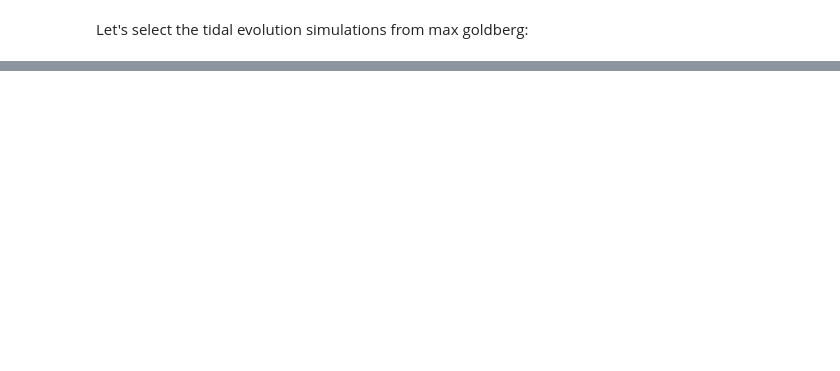
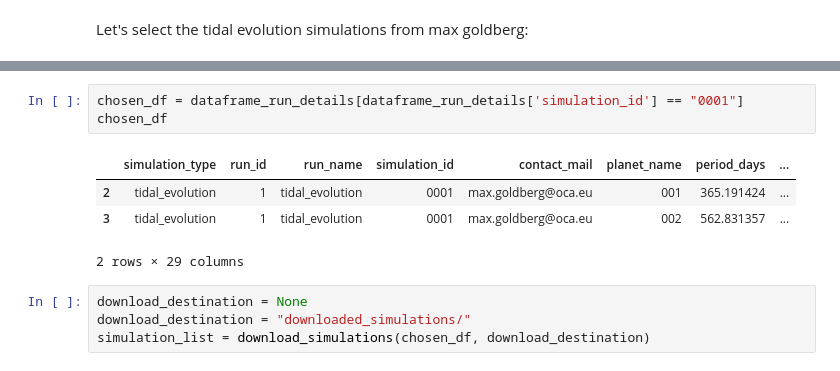
Before and after one commit to adleleu/resonantstate_nb, a Jupyter notebook: notebook_simulations.ipynb, the cells around one changed output, grey strips where cells are left out. Saved outputs shown, nothing was run; the diff lists cells and outputs as text; blank space fills up the shorter version.

```diff
--- a/notebook_simulations.ipynb
+++ b/notebook_simulations.ipynb
@@ -95,0 +59,12 @@ dataframe_complet_simulations.shape
+# %%
+chosen_df = dataframe_run_details[dataframe_run_details['simulation_id'] == "0001"]
+chosen_df
+# %% [output]
+|  | simulation_type | run_id | run_name | simulation_id | contact_mail | planet_name | period_days | ... |
+| 2 | tidal_evolution | 1 | tidal_evolution | 0001 | max.goldberg@oca.eu | 001 | 365.191424 | ... |
+| 3 | tidal_evolution | 1 | tidal_evolution | 0001 | max.goldberg@oca.eu | 002 | 562.831357 | ... |
+2 rows × 29 columns
+# %%
+download_destination = None
+download_destination = "downloaded_simulations/"
+simulation_list = download_simulations(chosen_df, download_destination)
```
Also changed, not shown: parts of 14 cells of this notebook, 1 other file.
